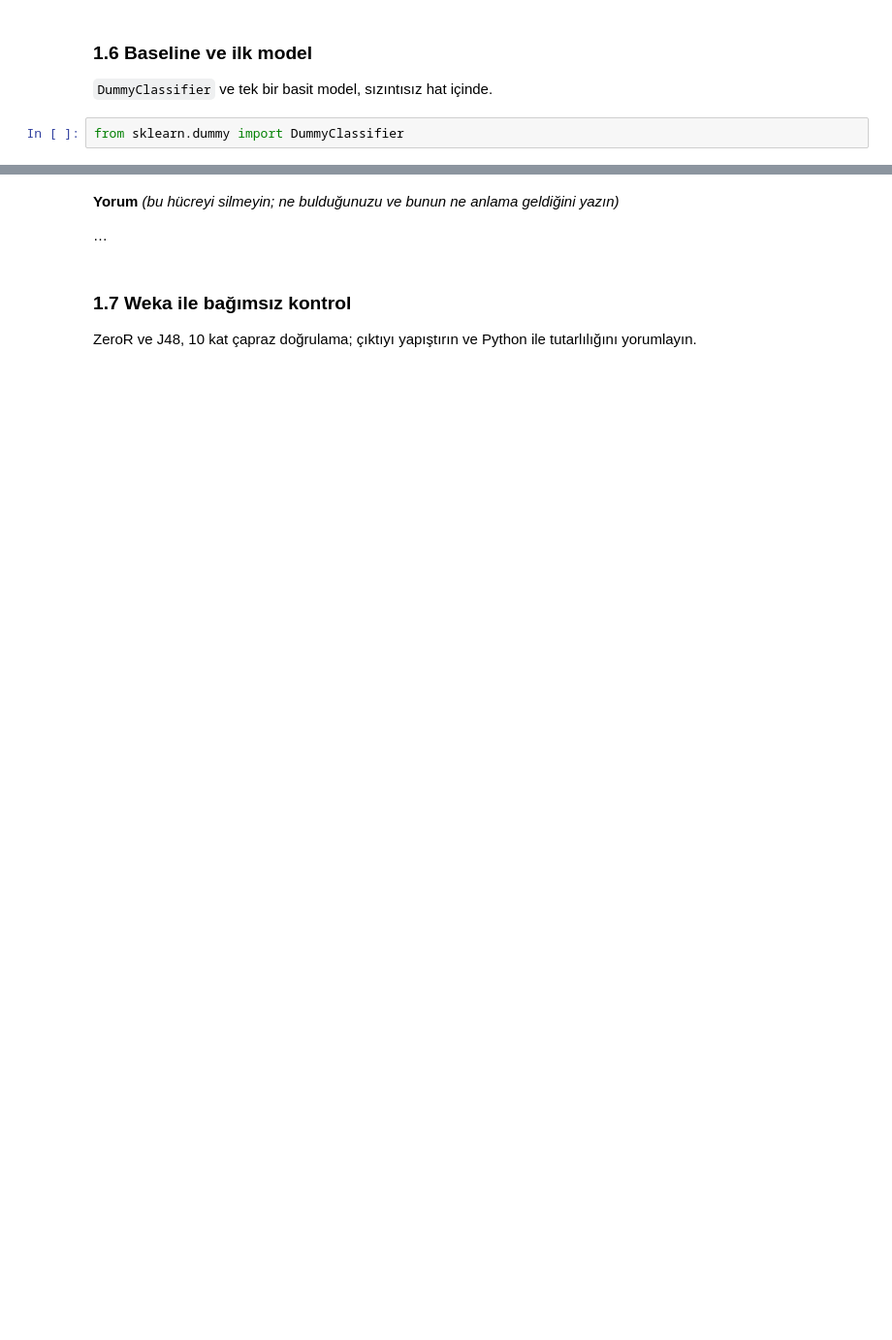
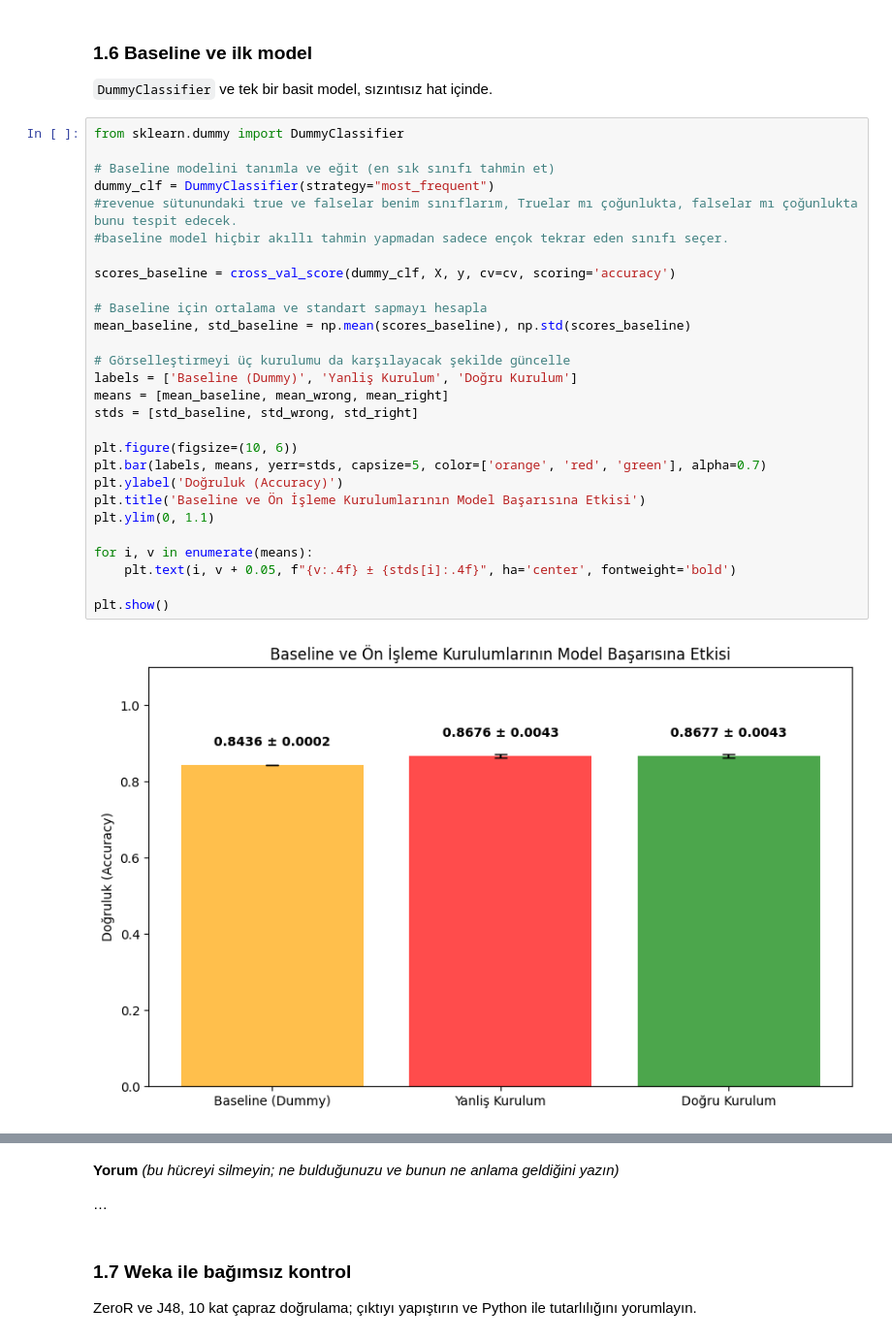
Before and after one commit to belginbyavuz/BIL545_Proje1_V1, a Jupyter notebook: BIL545_Proje1_V1.ipynb, the cells around one changed output, grey strips where cells are left out. Shown at 97% size. Cells and saved outputs as stored; diff of their text form; blank space fills up the shorter version.

Commit message:
Proje dosyaları güncellendi

```diff
--- a/BIL545_Proje1_V1.ipynb
+++ b/BIL545_Proje1_V1.ipynb
@@ -358,3 +441,31 @@ cv = RepeatedStratifiedKFold(n_splits=5, n_repeats=5, random_state=SEED)
 `DummyClassifier` ve tek bir basit model, sızıntısız hat içinde.
 # %%
 from sklearn.dummy import DummyClassifier
+
+# Baseline modelini tanımla ve eğit (en sık sınıfı tahmin et)
+dummy_clf = DummyClassifier(strategy="most_frequent")
+#revenue sütunundaki true ve falselar benim sınıflarım, Truelar mı çoğunlukta, falselar mı çoğunlukta bunu tespit edecek.
+#baseline model hiçbir akıllı tahmin yapmadan sadece ençok tekrar eden sınıfı seçer.
+
+scores_baseline = cross_val_score(dummy_clf, X, y, cv=cv, scoring='accuracy')
+
+# Baseline için ortalama ve standart sapmayı hesapla
+mean_baseline, std_baseline = np.mean(scores_baseline), np.std(scores_baseline)
+
+# Görselleştirmeyi üç kurulumu da karşılayacak şekilde güncelle
+labels = ['Baseline (Dummy)', 'Yanliş Kurulum', 'Doğru Kurulum']
+means = [mean_baseline, mean_wrong, mean_right]
+stds = [std_baseline, std_wrong, std_right]
+
+plt.figure(figsize=(10, 6))
+plt.bar(labels, means, yerr=stds, capsize=5, color=['orange', 'red', 'green'], alpha=0.7)
+plt.ylabel('Doğruluk (Accuracy)')
+plt.title('Baseline ve Ön İşleme Kurulumlarının Model Başarısına Etkisi')
+plt.ylim(0, 1.1)
+
+for i, v in enumerate(means):
+    plt.text(i, v + 0.05, f"{v:.4f} ± {stds[i]:.4f}", ha='center', fontweight='bold')
+
+plt.show()
+# %% [output]
+[figure, added]
```
Also changed, not shown: parts of 8 cells of this notebook.
